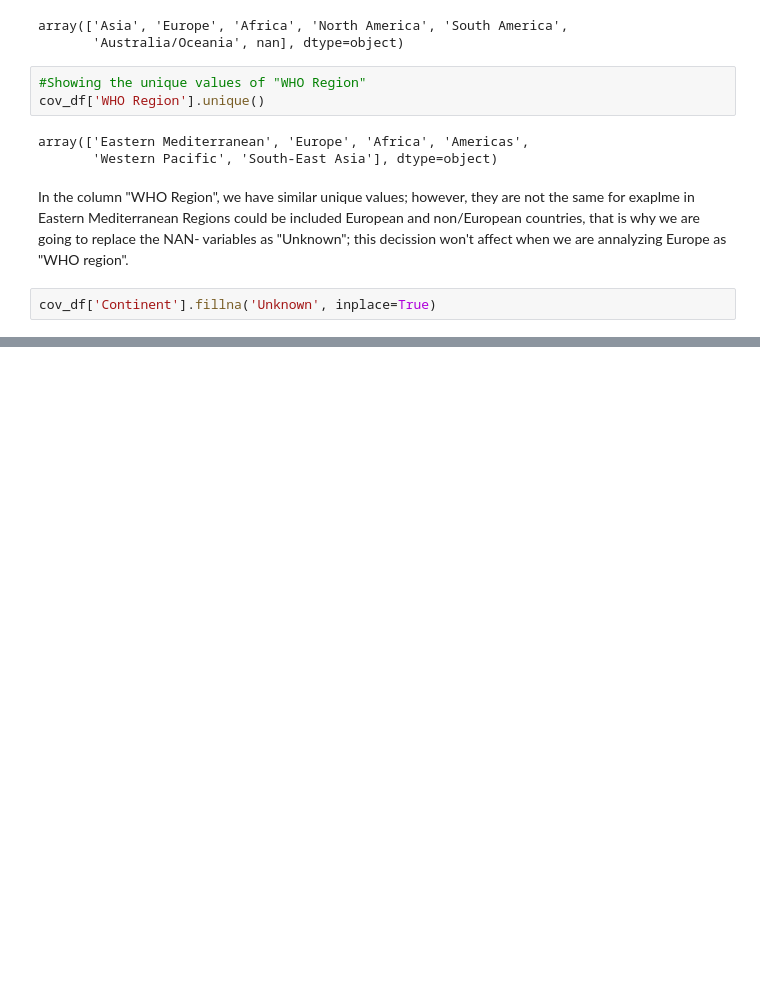
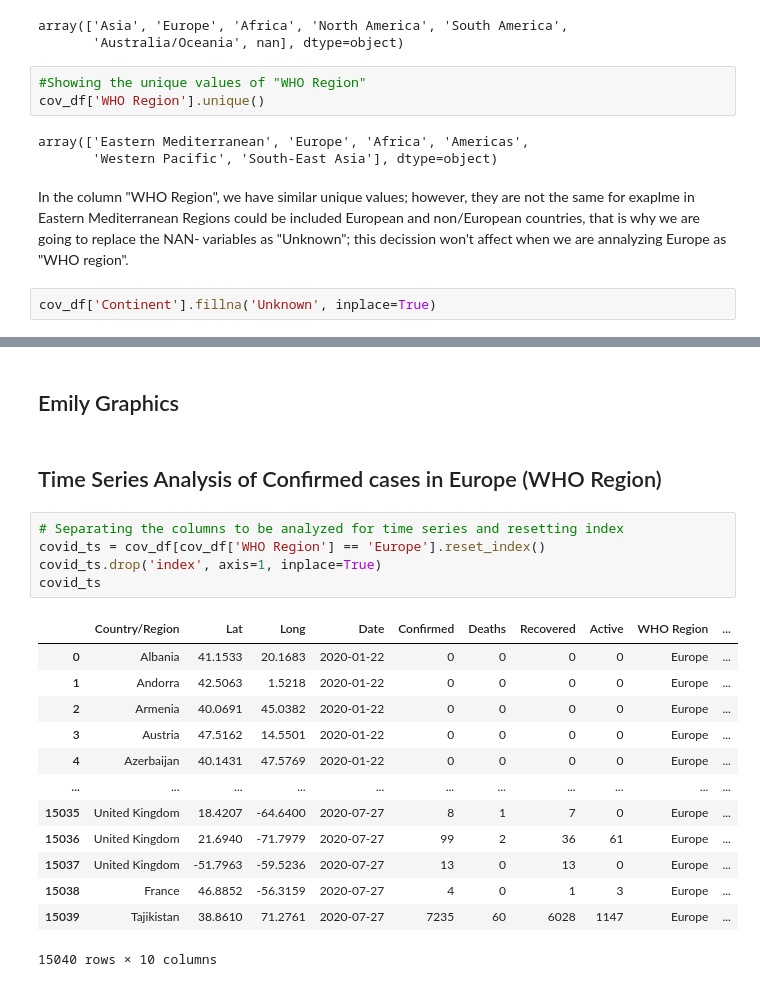
Before and after one commit to mijailbv/COVID19_Predictions_Time_Serires_Analysis, a Jupyter notebook: 1CA_Machine_Learning.ipynb, the cells around one changed output, grey strips where cells are left out. Drawn from its saved outputs; the diff is of its cells as text; blank space fills up the shorter version.

```diff
--- a/1CA_Machine_Learning.ipynb
+++ b/1CA_Machine_Learning.ipynb
@@ -167,0 +185,23 @@ cov_df['Continent'].fillna('Unknown', inplace=True)
+# %% [markdown]
+## Emily Graphics
+# %% [markdown]
+## Time Series Analysis of Confirmed cases in Europe (WHO Region)
+# %%
+# Separating the columns to be analyzed for time series and resetting index
+covid_ts = cov_df[cov_df['WHO Region'] == 'Europe'].reset_index()
+covid_ts.drop('index', axis=1, inplace=True)
+covid_ts
+# %% [output]
+|  | Country/Region | Lat | Long | Date | Confirmed | Deaths | Recovered | Active | WHO Region | ... |
+| 0 | Albania | 41.1533 | 20.1683 | 2020-01-22 | 0 | 0 | 0 | 0 | Europe | ... |
+| 1 | Andorra | 42.5063 | 1.5218 | 2020-01-22 | 0 | 0 | 0 | 0 | Europe | ... |
+| 2 | Armenia | 40.0691 | 45.0382 | 2020-01-22 | 0 | 0 | 0 | 0 | Europe | ... |
+| 3 | Austria | 47.5162 | 14.5501 | 2020-01-22 | 0 | 0 | 0 | 0 | Europe | ... |
+| 4 | Azerbaijan | 40.1431 | 47.5769 | 2020-01-22 | 0 | 0 | 0 | 0 | Europe | ... |
+| ... | ... | ... | ... | ... | ... | ... | ... | ... | ... | ... |
+| 15035 | United Kingdom | 18.4207 | -64.6400 | 2020-07-27 | 8 | 1 | 7 | 0 | Europe | ... |
+| 15036 | United Kingdom | 21.6940 | -71.7979 | 2020-07-27 | 99 | 2 | 36 | 61 | Europe | ... |
+| 15037 | United Kingdom | -51.7963 | -59.5236 | 2020-07-27 | 13 | 0 | 13 | 0 | Europe | ... |
+| 15038 | France | 46.8852 | -56.3159 | 2020-07-27 | 4 | 0 | 1 | 3 | Europe | ... |
+| 15039 | Tajikistan | 38.8610 | 71.2761 | 2020-07-27 | 7235 | 60 | 6028 | 1147 | Europe | ... |
+15040 rows × 10 columns
```
Also changed, not shown: parts of 5 cells of this notebook.
